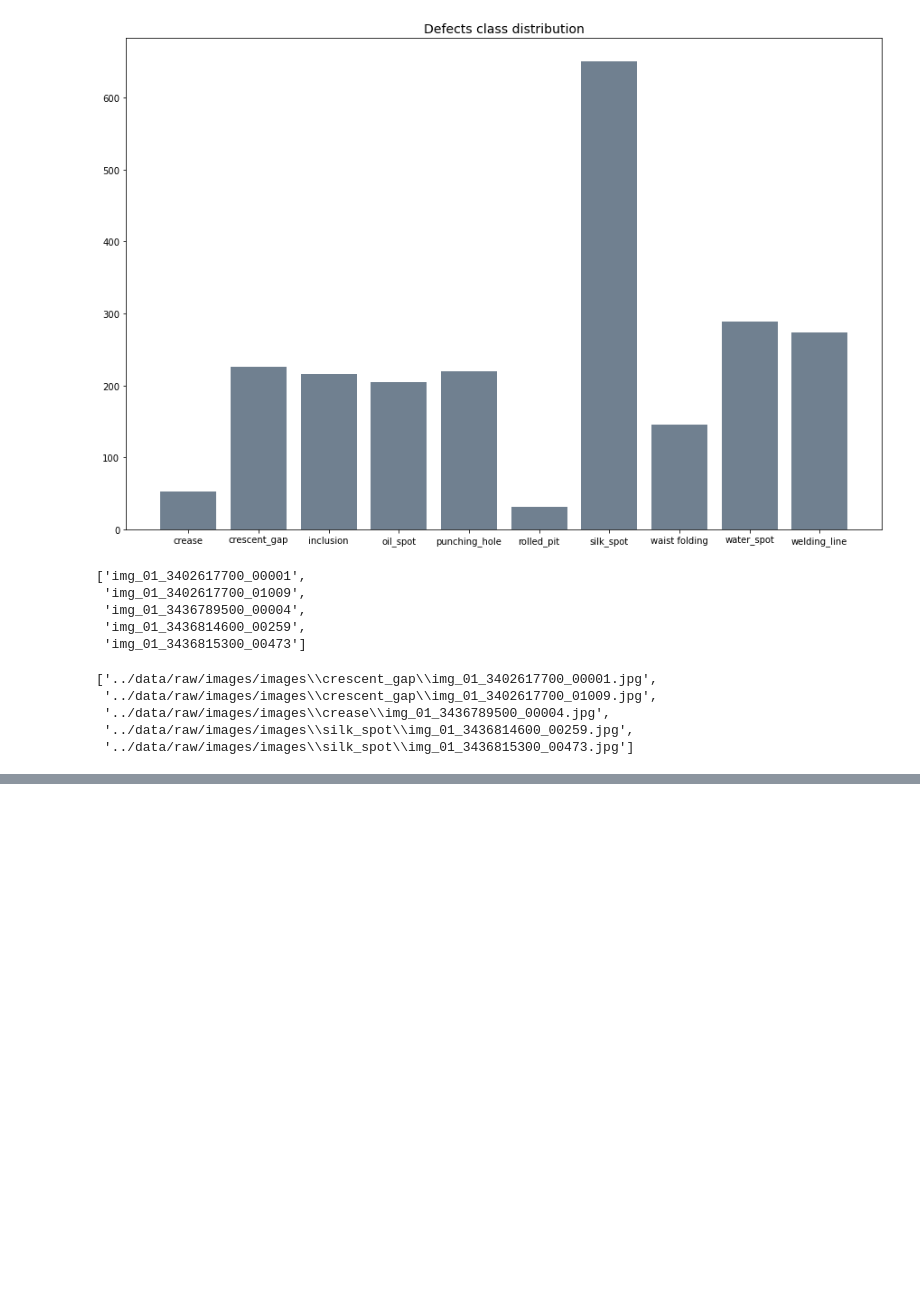
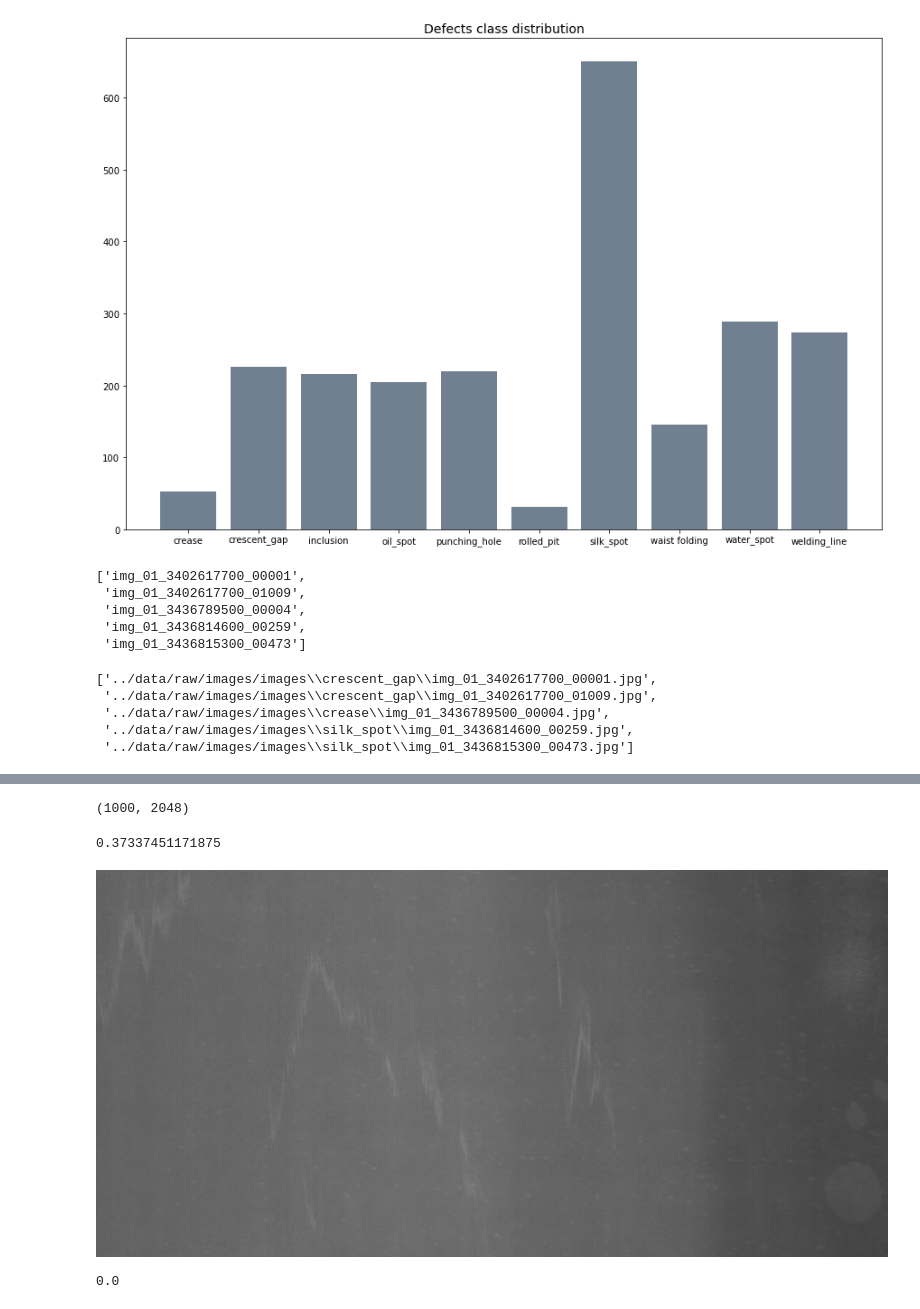
Before and after one commit to Borspt/PetProject, a Jupyter notebook: Steel_defects_detection/notebooks/Dataset_analysis.ipynb, the cells around one changed output, grey strips where cells are left out. Cells and saved outputs as stored; diff of their text form; code cells hidden in the pictures; blank space fills up the shorter version.

```diff
--- a/Steel_defects_detection/notebooks/Dataset_analysis.ipynb
+++ b/Steel_defects_detection/notebooks/Dataset_analysis.ipynb
@@ -134,0 +213,18 @@ def load_image(path):
+# %%
+np_img.shape
+# %% [output]
+(1000, 2048)
+# %%
+np.sum(np_img<40)/(1000*2048)
+# %% [output]
+0.37337451171875
+# %%
+Img = img.open(images_train[1000])
+Img
+# %% [output]
+[figure, added]
+# %%
+np_img=np.array(Img)
+np.sum(np_img<40)/(1000*2048)
+# %% [output]
+0.0
```
Also changed, not shown: parts of 20 cells of this notebook.
